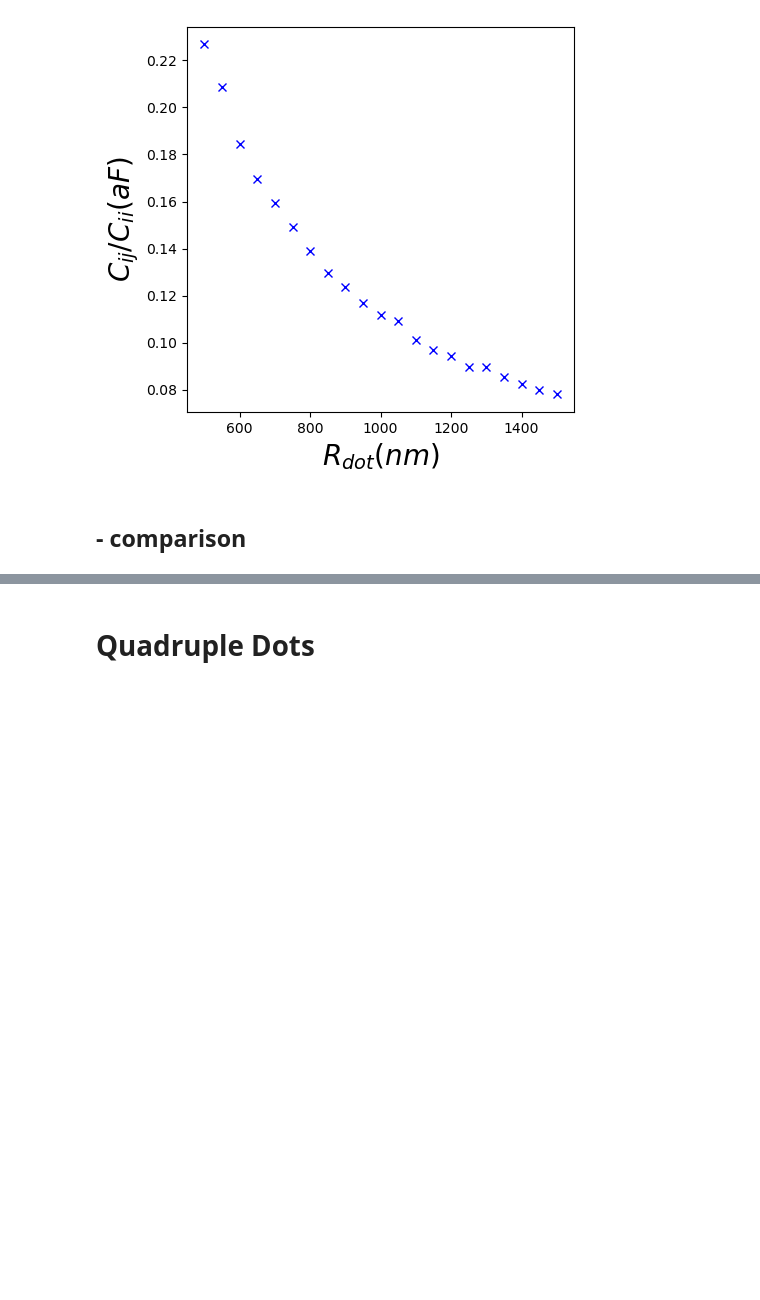
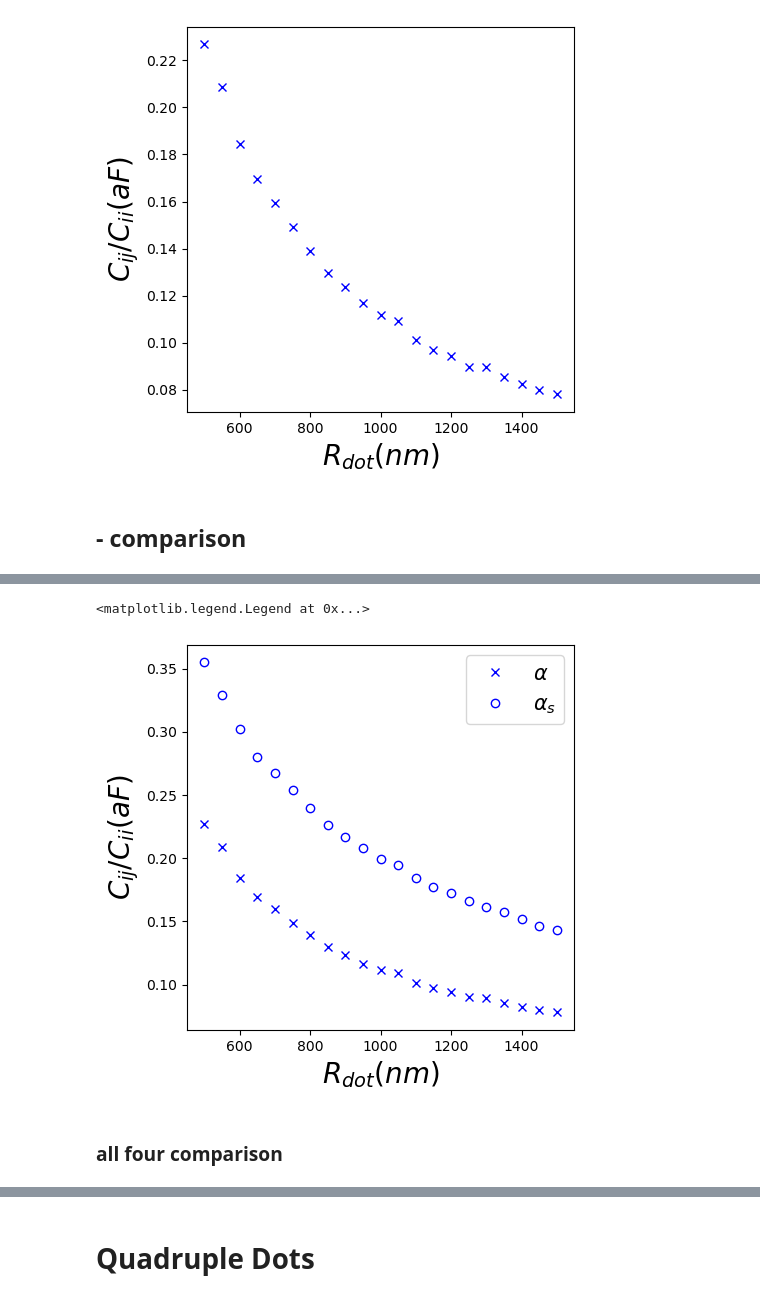
Before and after one commit to BingchengSuo/PYVA, a Jupyter notebook: analysis.ipynb, the cells around one changed output, grey strips where cells are left out. Cells and saved outputs as stored; diff of their text form; code cells hidden in the pictures; blank space fills up the shorter version.

```diff
--- a/analysis.ipynb
+++ b/analysis.ipynb
@@ -224,0 +303,12 @@ ax1.legend(loc='best', fontsize = 15)
+# %%
+fig, ax1 = plt.subplots(figsize=(5,5))
+ax1.plot(dotarr,abs(cij)/cii,'x', color = 'blue', markerfacecolor='none', label = r'$\alpha$')
+ax1.plot(dotarr_s,abs(cij_s)/cii_s,'o', color = 'blue', markerfacecolor='none', label = r'$\alpha_s$')
+ax1.set_ylabel(r'$C_{ij}/C_{ii} (aF)$', fontsize = 20)
+ax1.set_xlabel(r'$R_{dot}(nm)$', fontsize = 20)
+ax1.legend(loc='best', fontsize = 15)
+# %% [output]
+<matplotlib.legend.Legend at 0x...>
+[figure, added]
+# %% [markdown]
+### all four comparison
```
Also changed, not shown: parts of 23 cells of this notebook, 22 other files.
